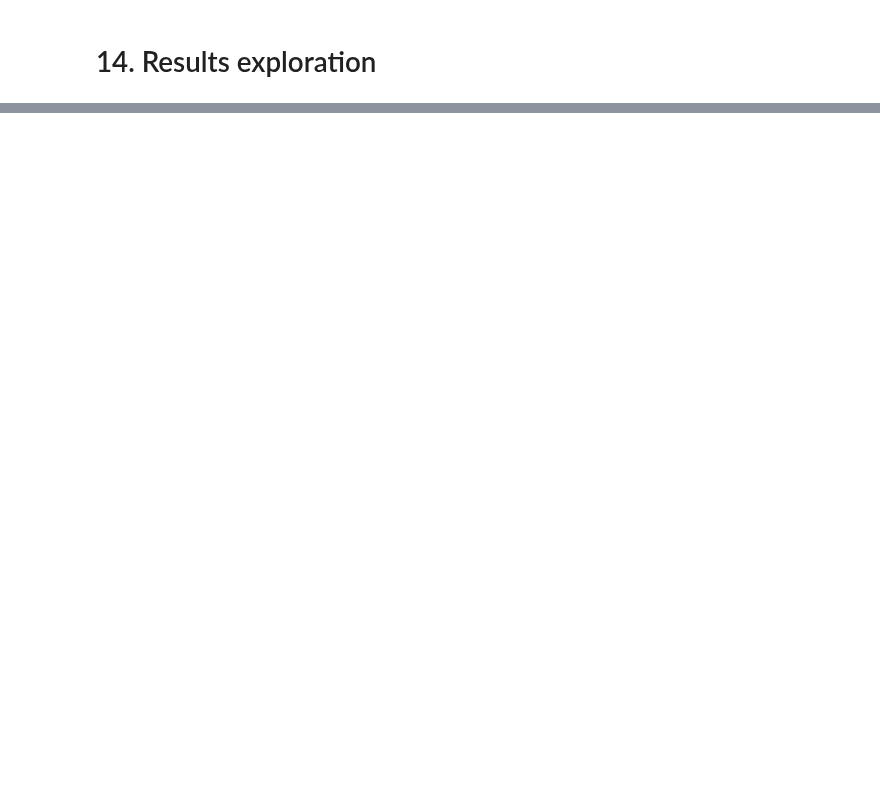
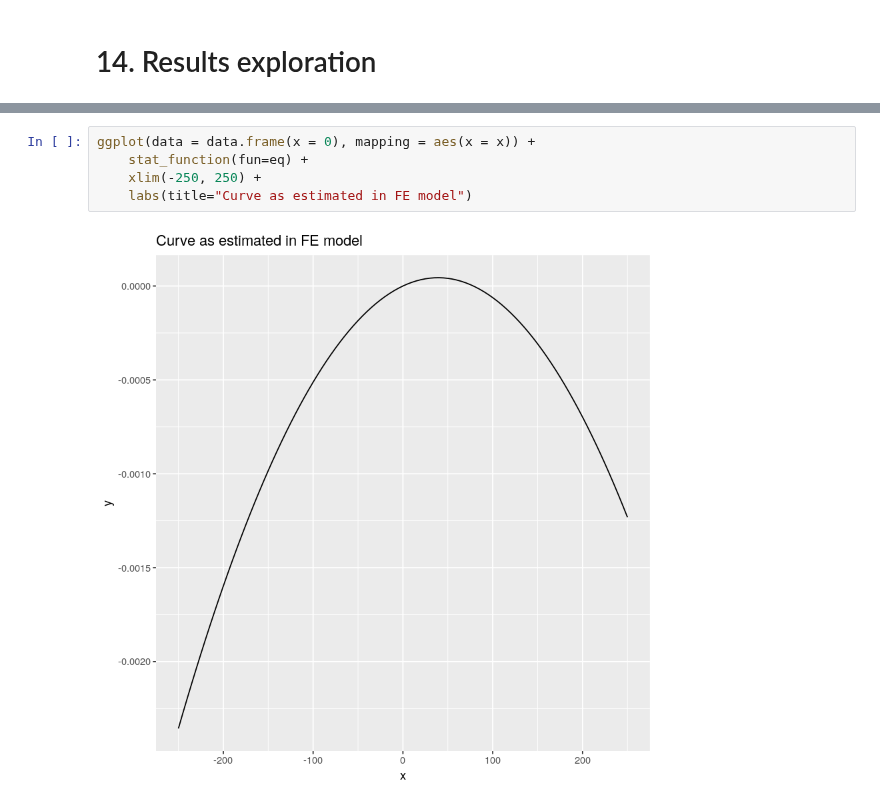
Before and after one commit to julianbarg/oil_industry, a Jupyter notebook: workbooks/utility1r_plot_results.ipynb, the cells around one changed output, grey strips where cells are left out. Cells and saved outputs as stored; diff of their text form; blank space fills up the shorter version.

```diff
--- a/workbooks/utility1r_plot_results.ipynb
+++ b/workbooks/utility1r_plot_results.ipynb
@@ -12,0 +28,7 @@ plot(eq(-250:250), type='l')
+# %%
+ggplot(data = data.frame(x = 0), mapping = aes(x = x)) +
+    stat_function(fun=eq) +
+    xlim(-250, 250) +
+    labs(title="Curve as estimated in FE model")
+# %% [output]
+[figure, added]
```
Also changed, not shown: parts of 13 cells of this notebook.
